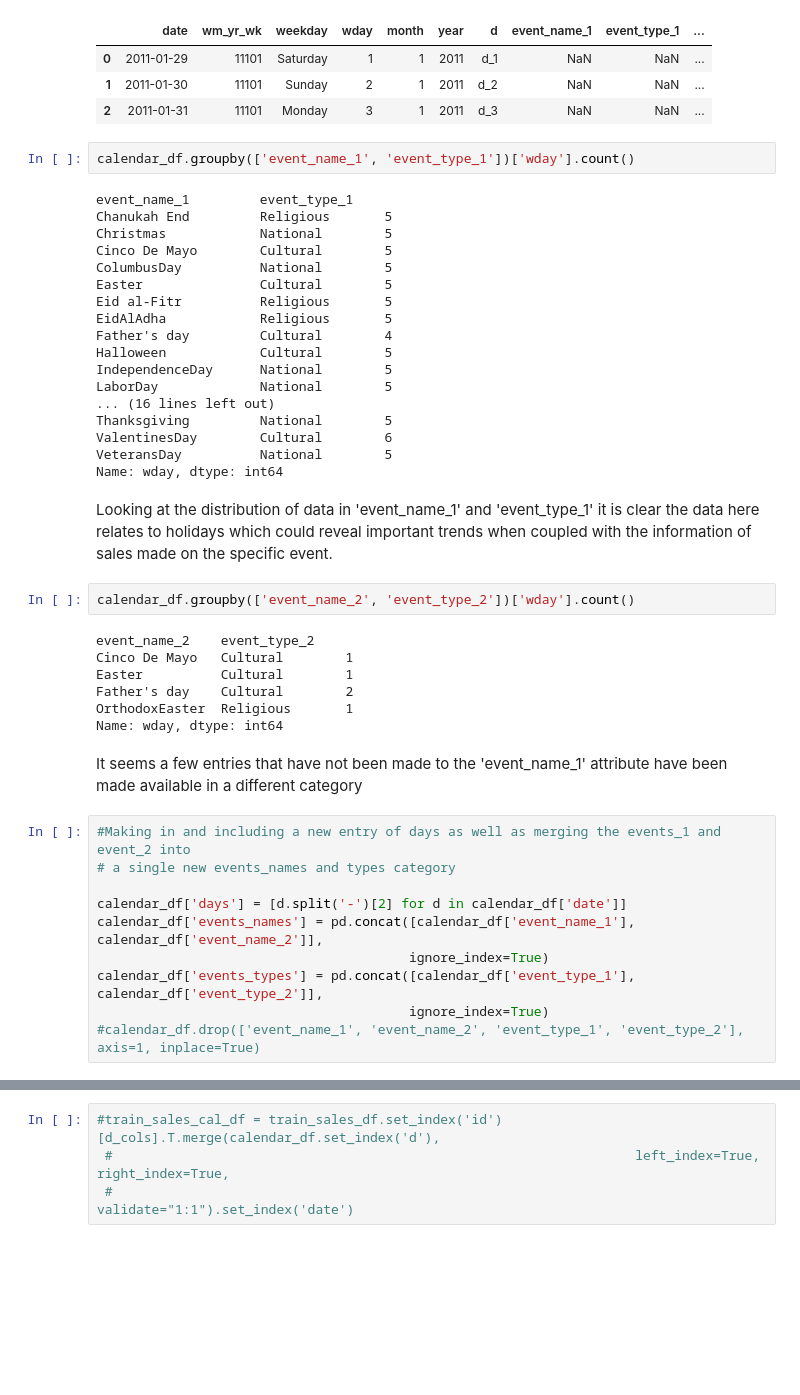
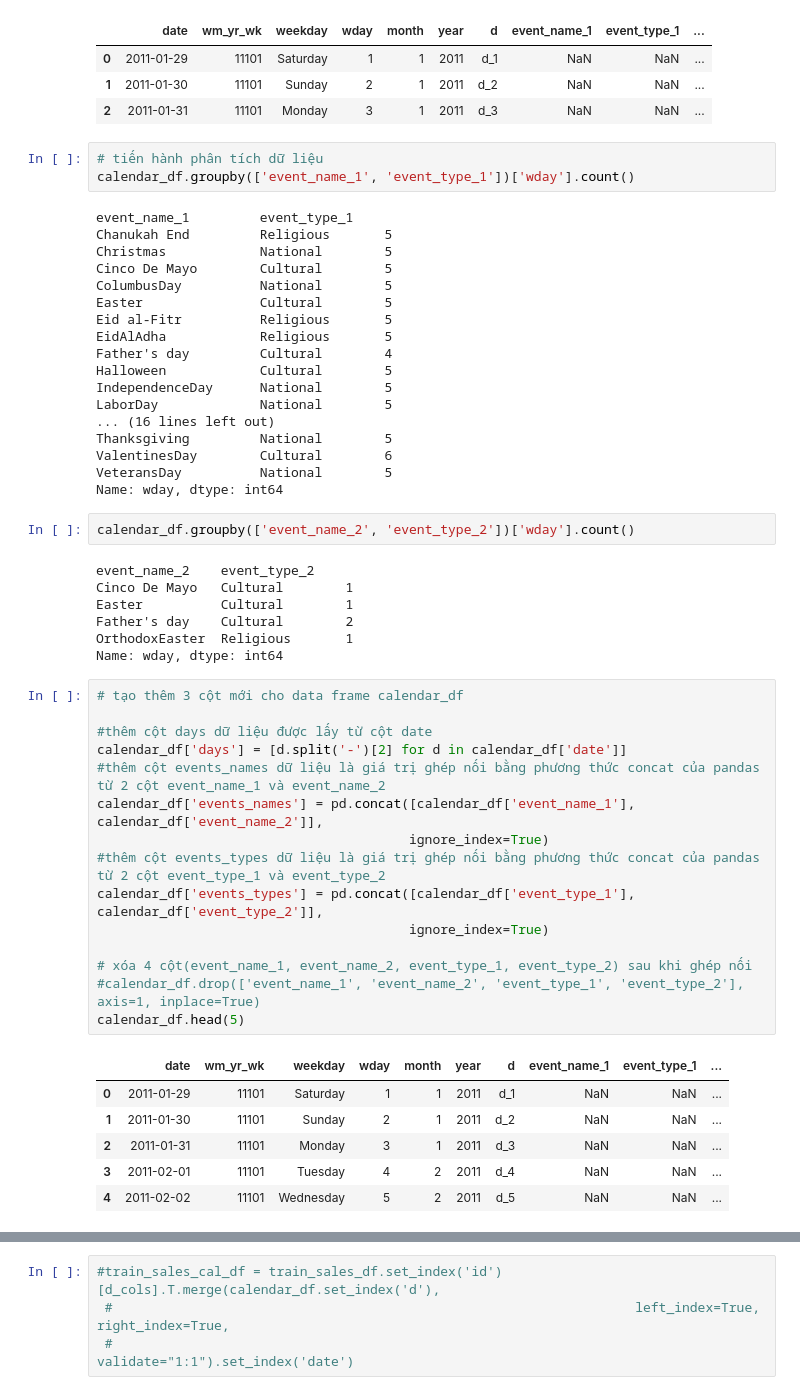
Before and after one commit to nguyenvudev20/mse22.python4engineer, a Jupyter notebook: Bai_1_one_tutorial_to_understand_all_m5_forecasting.ipynb, the cells around one changed output, grey strips where cells are left out. Saved outputs shown, nothing was run; the diff lists cells and outputs as text; blank space fills up the shorter version.

```diff
--- a/Bai_1_one_tutorial_to_understand_all_m5_forecasting.ipynb
+++ b/Bai_1_one_tutorial_to_understand_all_m5_forecasting.ipynb
@@ -513,6 +568,7 @@ calendar_df.head(3)
 | 1 | 2011-01-30 | 11101 | Sunday | 2 | 1 | 2011 | d_2 | NaN | NaN | ... |
 | 2 | 2011-01-31 | 11101 | Monday | 3 | 1 | 2011 | d_3 | NaN | NaN | ... |
 # %%
+# tiến hành phân tích dữ liệu
 calendar_df.groupby(['event_name_1', 'event_type_1'])['wday'].count()
 # %% [output]
 event_name_1         event_type_1
@@ -532,8 +588,6 @@ Thanksgiving         National        5
 ValentinesDay        Cultural        6
 VeteransDay          National        5
 Name: wday, dtype: int64
-# %% [markdown]
-Looking at the distribution of data in 'event_name_1' and 'event_type_1' it is clear the data here relates to holidays which could reveal important trends when coupled with the information of sales made on the specific event.
 # %%
 calendar_df.groupby(['event_name_2', 'event_type_2'])['wday'].count()
 # %% [output]
@@ -543,15 +597,25 @@ Easter          Cultural        1
 Father's day    Cultural        2
 OrthodoxEaster  Religious       1
 Name: wday, dtype: int64
-# %% [markdown]
-It seems a few entries that have not been made to the 'event_name_1' attribute have been made available in a different category
 # %%
-#Making in and including a new entry of days as well as merging the events_1 and event_2 into
-# a single new events_names and types category
+# tạo thêm 3 cột mới cho data frame calendar_df
 
+#thêm cột days dữ liệu được lấy từ cột date
 calendar_df['days'] = [d.split('-')[2] for d in calendar_df['date']]
+#thêm cột events_names dữ liệu là giá trị ghép nối bằng phương thức concat của pandas từ 2 cột event_name_1 và event_name_2
 calendar_df['events_names'] = pd.concat([calendar_df['event_name_1'], calendar_df['event_name_2']],
                                         ignore_index=True)
+#thêm cột events_types dữ liệu là giá trị ghép nối bằng phương thức concat của pandas từ 2 cột event_type_1 và event_type_2
 calendar_df['events_types'] = pd.concat([calendar_df['event_type_1'], calendar_df['event_type_2']],
                                         ignore_index=True)
+
+# xóa 4 cột(event_name_1, event_name_2, event_type_1, event_type_2) sau khi ghép nối
 #calendar_df.drop(['event_name_1', 'event_name_2', 'event_type_1', 'event_type_2'], axis=1, inplace=True)
+calendar_df.head(5)
+# %% [output]
+|  | date | wm_yr_wk | weekday | wday | month | year | d | event_name_1 | event_type_1 | ... |
+| 0 | 2011-01-29 | 11101 | Saturday | 1 | 1 | 2011 | d_1 | NaN | NaN | ... |
+| 1 | 2011-01-30 | 11101 | Sunday | 2 | 1 | 2011 | d_2 | NaN | NaN | ... |
+| 2 | 2011-01-31 | 11101 | Monday | 3 | 1 | 2011 | d_3 | NaN | NaN | ... |
+| 3 | 2011-02-01 | 11101 | Tuesday | 4 | 2 | 2011 | d_4 | NaN | NaN | ... |
+| 4 | 2011-02-02 | 11101 | Wednesday | 5 | 2 | 2011 | d_5 | NaN | NaN | ... |
```
Also changed, not shown: parts of 181 cells of this notebook.
